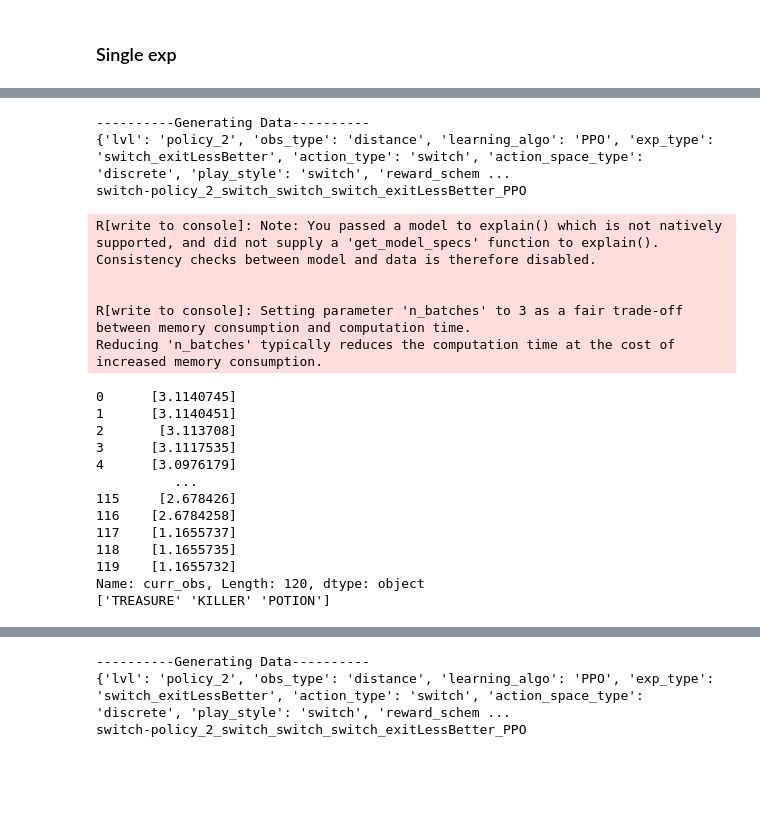
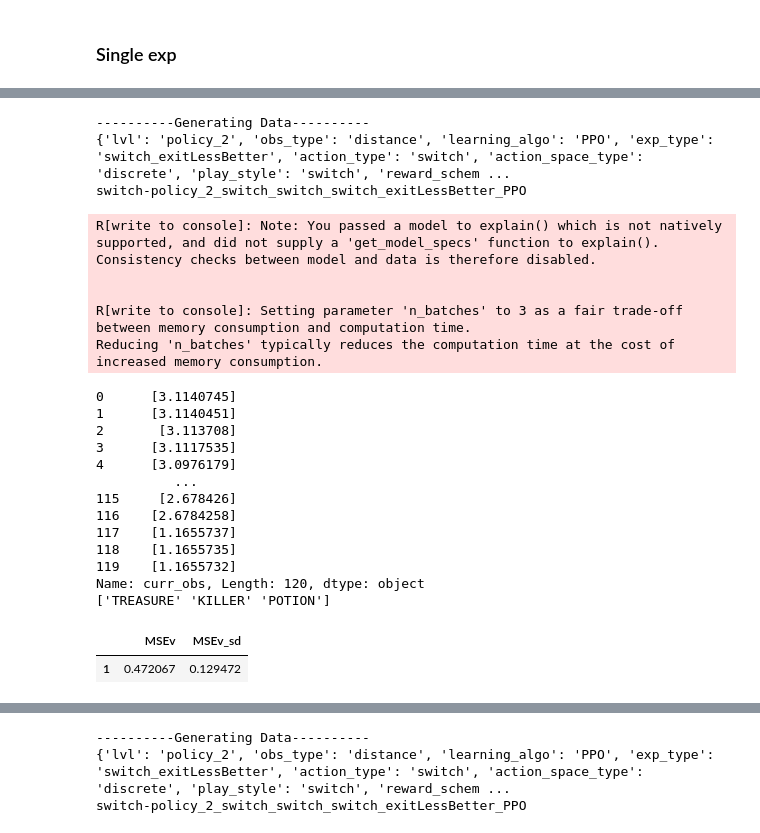
Before and after one commit to AlexVogt1/gym-md, a Jupyter notebook: groupshap.ipynb, the cells around one changed output, grey strips where cells are left out. Saved outputs shown, nothing was run; the diff lists cells and outputs as text; code cells hidden in the pictures; blank space fills up the shorter version.

Commit message:
generated some groupShap plots

```diff
--- a/groupshap.ipynb
+++ b/groupshap.ipynb
@@ -37,8 +37,30 @@ dfx_train
 model = RandomForestRegressor(verbose=0)
 model.fit(dfx_train, dfy_train.values.flatten())
 
+# List to store the explanations
+# explanation_list = {}
+# explanation_list["sep_lm"] = explain(
+#     model=model,
+#     x_train=dfx_train,
+#     x_explain=dfx_test,
+#     approach='regression_separate',
+#     prediction_zero=dfy_train.mean().item(),
+#     verbose=2,
+#     n_batches=1,
+#     regression_model='parsnip::linear_reg()'
+# )
+
+# # Explain the model using the empirical approach
+# explanation_list["empirical"] = explain(
+#     model=model,
+#     x_train=dfx_train,
+#     x_explain=dfx_test,
+#     approach='empirical',
+#     prediction_zero=dfy_train.mean().item()
+# )
+
 ## Shapr
-df_shapley, pred_explain, internal, timing = explain(
+df_shapley, pred_explain, internal, timing ,MSEv= explain(
     model = model,
     x_train = dfx_train,
     x_explain = dfx_test,
@@ -51,7 +73,7 @@ group = {'A': ['MedInc','HouseAge','AveRooms'],
          'B': ['AveBedrms','Population','AveOccup'],
          'C': ['Latitude','Longitude']}
 
-df_shapley_g, pred_explain_g, internal_g, timing_g = explain(
+df_shapley_g, pred_explain_g, internal_g, timing_g ,msve= explain(
     model = model,
     x_train = dfx_train,
     x_explain = dfx_test,
@@ -61,6 +83,7 @@ df_shapley_g, pred_explain_g, internal_g, timing_g = explain(
 )
 print(df_shapley_g)
 dfy_test
+MSEv
 # %% [output]
 R[write to console]: Note: Feature classes extracted from the model contains NA.
 Assuming feature classes from the data are correct.
@@ -1138,17 +1174,17 @@ def group_shap_single_exp(config,approach= 'independence', group= None):
     print(dfy_train)
 
     # generate groupshap data
-    df_shapley, pred_explain, internal, timing = explain(
+    df_shapley, pred_explain, internal, timing, MSEv = explain(
         model=model,
         x_train=df_train,
         x_explain=df_test,
         approach=approach,
         predict_model= lambda m,x: np.max(m(torch.from_numpy(x.to_numpy()).to(float32)).detach().numpy(),keepdims=False,axis=1), #requires model and x as param
         prediction_zero=dfy_train.mean().item(),
-        # prediction_zero=0,
+        # MSEv_uniform_comb_weights=False,
         group=group,
     )
-    return df_shapley, pred_explain, internal, timing, df
+    return df_shapley, pred_explain, internal, timing, MSEv, df
 
 def group_shap_single_exp_better(config,approach= 'independence', grouping= None):
     #TODO look into generating on a per action basis - definetly do this
@@ -1183,7 +1219,7 @@ def group_shap_single_exp_better(config,approach= 'independence', grouping= None
 
 
         # generate groupshap data
-        df_shapley, pred_explain, internal, timing = explain(
+        df_shapley, pred_explain, internal, timing, MSEv_score = explain(
             model=model,
             x_train=df_train,
             x_explain=df_test,
@@ -1283,33 +1344,41 @@ base_config={
     'exp_path': 'switching',
     'base_path': 'play_style_models/base/',
     'which_model': 'best_model',
     # 'which_model': 'latest_model_500000_steps',
 }
-df_shapley, pred_explain, internal, timing,df = group_shap_single_exp(base_config)
+df_shapley, pred_explain, internal, timing,MSEv,df = group_shap_single_exp(base_config)
 print(df['action'].unique())
-fig =px.line(data_frame=df_shapley[["DM","DT","SDT","DP","SDP","DE","SDE","HP"]].abs(),x= df_shapley[["DM","DT","SDT","DP","SDP","DE","SDE","HP"]].index ,y = df_shapley[["DM","DT","SDT","DP","SDP","DE","SDE","HP"]].columns).update_layout(xaxis_title="Step", yaxis_title="Shap Value")
+fig =px.line(data_frame=df_shapley[["DM","DT","SDT","DP","SDP","DE","SDE","HP"]].abs(),
+             x= df_shapley[["DM","DT","SDT","DP","SDP","DE","SDE","HP"]].index ,
+             y = df_shapley[["DM","DT","SDT","DP","SDP","DE","SDE","HP"]].columns,
+             title =f"{base_config["lvl"]} | switching agent | independence | no group |  ( MSEv = {MSEv["MSEv"]['MSEv'].iloc[0]} | time(sec) = {timing["total_time_secs"]})"
+             ).update_layout(xaxis_title="Step", yaxis_title="Shap Value (abs)")
 fig.show()
+MSEv["MSEv"]
+# timing
 # %% [output]
 ----------Generating Data----------
 {'lvl': 'policy_2', 'obs_type': 'distance', 'learning_algo': 'PPO', 'exp_type': 'switch_exitLessBetter', 'action_type': 'switch', 'action_space_type': 'discrete', 'play_style': 'switch', 'reward_schem ...
 switch-policy_2_switch_switch_switch_exitLessBetter_PPO
 R[write to console]: Note: You passed a model to explain() which is not natively supported, and did not supply a 'get_model_specs' function to explain().
 Consistency checks between model and data is therefore disabled.
 
 
 R[write to console]: Setting parameter 'n_batches' to 3 as a fair trade-off between memory consumption and computation time.
 Reducing 'n_batches' typically reduces the computation time at the cost of increased memory consumption.
 0      [3.1140745]
 1      [3.1140451]
 2       [3.113708]
 3      [3.1117535]
 4      [3.0976179]
           ...
 115     [2.678426]
 116    [2.6784258]
 117    [1.1655737]
 118    [1.1655735]
 119    [1.1655732]
 Name: curr_obs, Length: 120, dtype: object
 ['TREASURE' 'KILLER' 'POTION']
+|  | MSEv | MSEv_sd |
+| 1 | 0.472067 | 0.129472 |
 # %%
```
Also changed, not shown: parts of 5 cells of this notebook, 5 other files.
